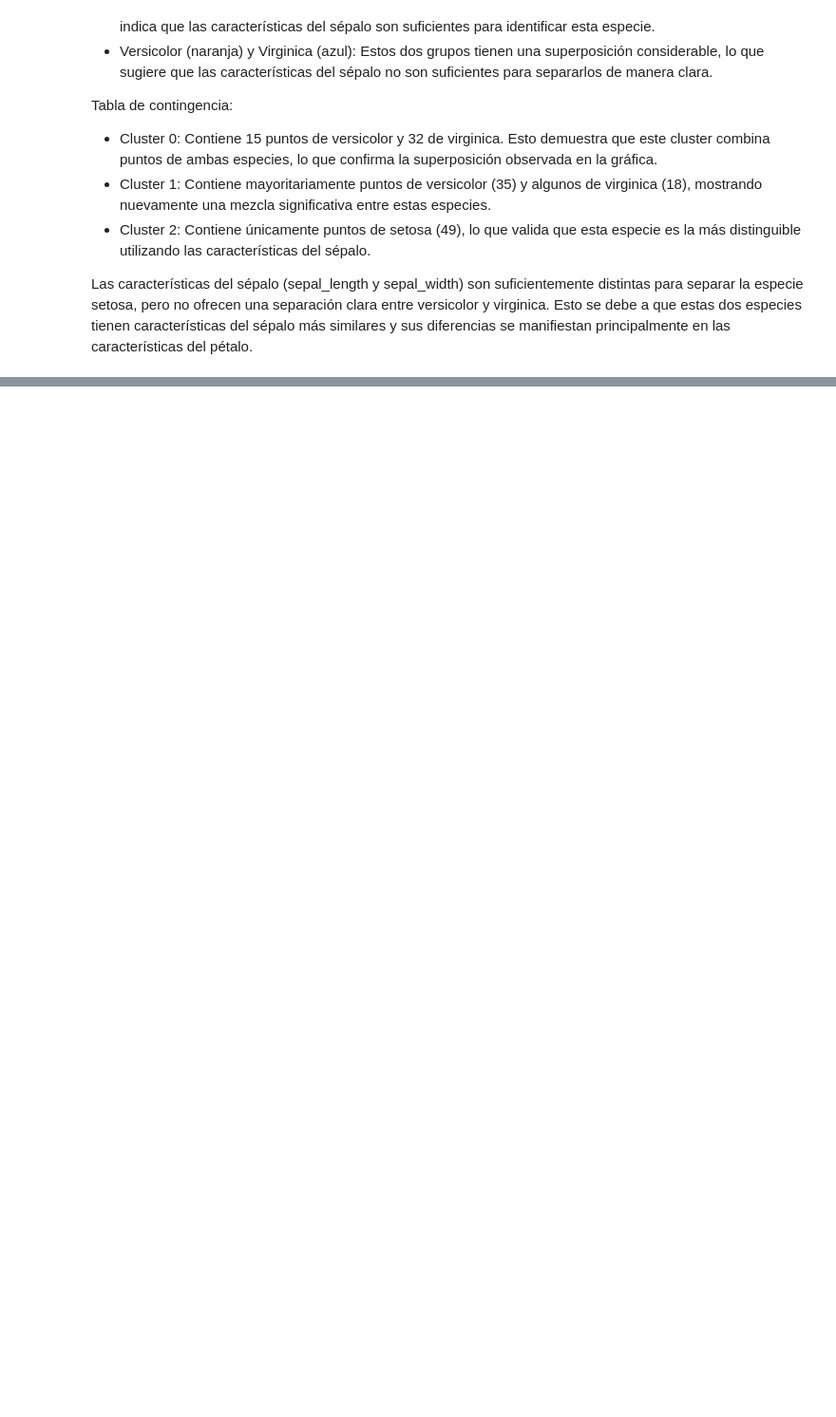
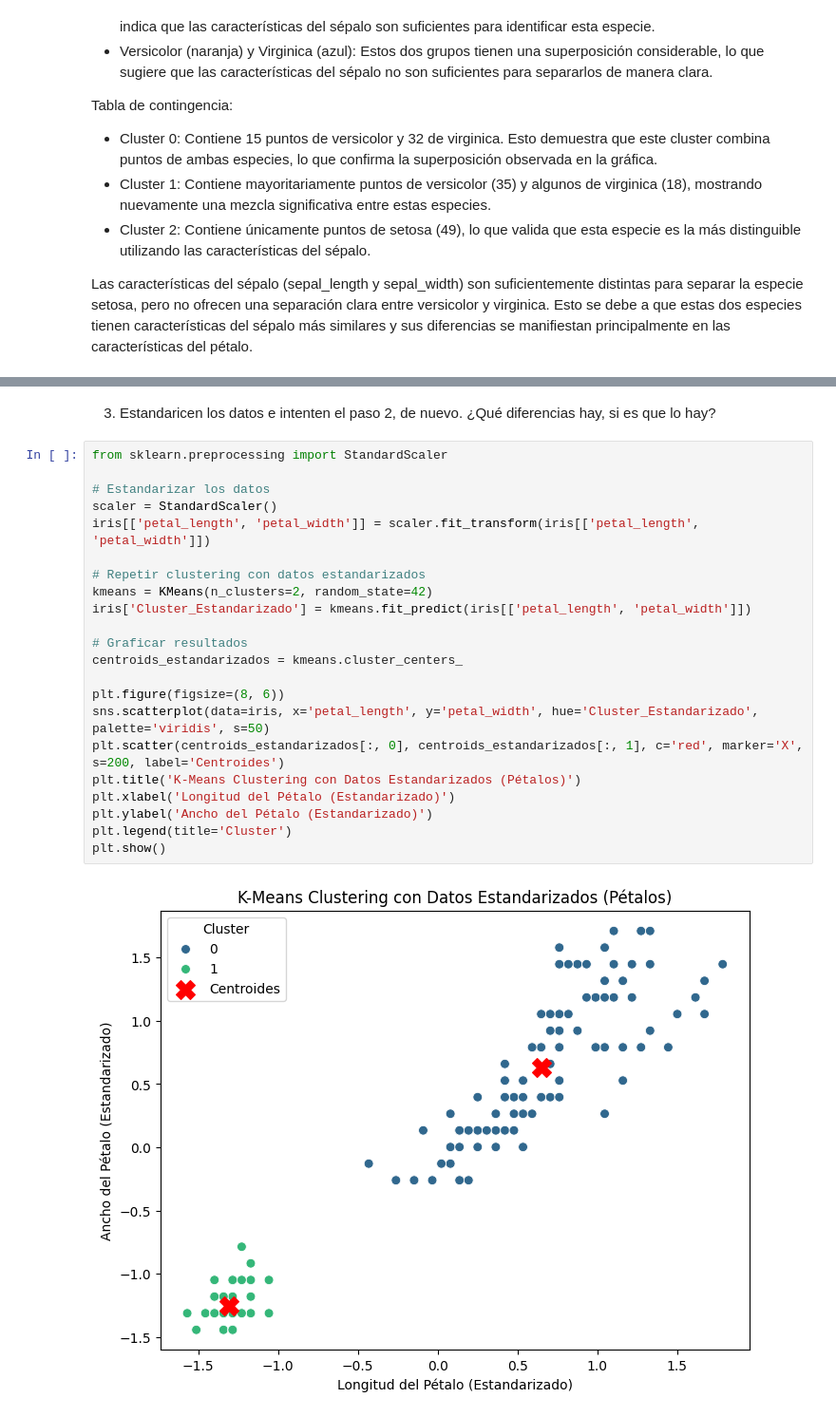
Before and after one commit to SergioAle210/HT2-DataMining, a Jupyter notebook: codigo.ipynb, the cells around one changed output, grey strips where cells are left out. Shown at 95% size. Saved outputs shown, nothing was run; the diff lists cells and outputs as text; blank space fills up the shorter version.

```diff
--- a/codigo.ipynb
+++ b/codigo.ipynb
@@ -192,0 +245,26 @@ Las características del sépalo (sepal_length y sepal_width) son suficientement
+# %% [markdown]
+3. Estandaricen los datos e intenten el paso 2, de nuevo. ¿Qué diferencias hay, si es que lo hay?
+# %%
+from sklearn.preprocessing import StandardScaler
+
+# Estandarizar los datos
+scaler = StandardScaler()
+iris[['petal_length', 'petal_width']] = scaler.fit_transform(iris[['petal_length', 'petal_width']])
+
+# Repetir clustering con datos estandarizados
+kmeans = KMeans(n_clusters=2, random_state=42)
+iris['Cluster_Estandarizado'] = kmeans.fit_predict(iris[['petal_length', 'petal_width']])
+
+# Graficar resultados
+centroids_estandarizados = kmeans.cluster_centers_
+
+plt.figure(figsize=(8, 6))
+sns.scatterplot(data=iris, x='petal_length', y='petal_width', hue='Cluster_Estandarizado', palette='viridis', s=50)
+plt.scatter(centroids_estandarizados[:, 0], centroids_estandarizados[:, 1], c='red', marker='X', s=200, label='Centroides')
+plt.title('K-Means Clustering con Datos Estandarizados (Pétalos)')
+plt.xlabel('Longitud del Pétalo (Estandarizado)')
+plt.ylabel('Ancho del Pétalo (Estandarizado)')
+plt.legend(title='Cluster')
+plt.show()
+# %% [output]
+[figure, added]
```
Also changed, not shown: parts of 25 cells of this notebook.
